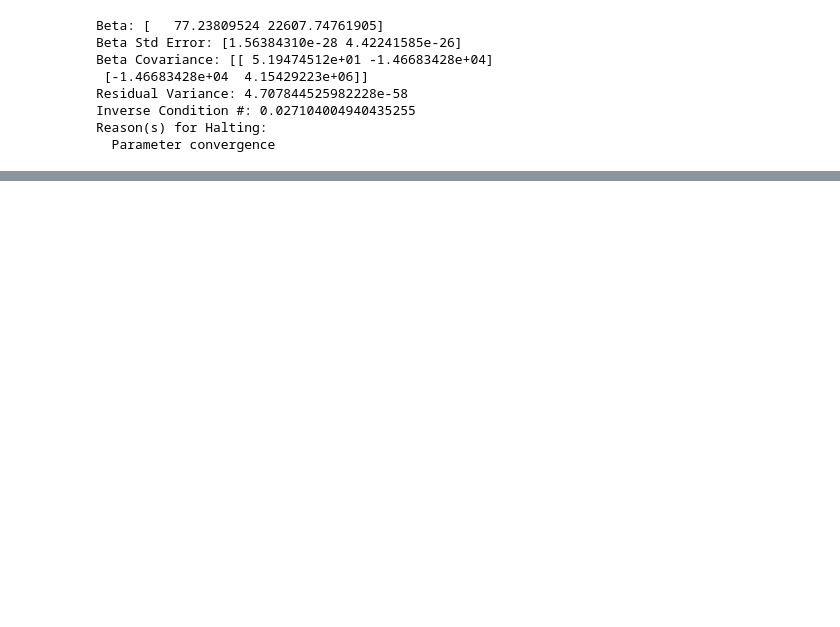
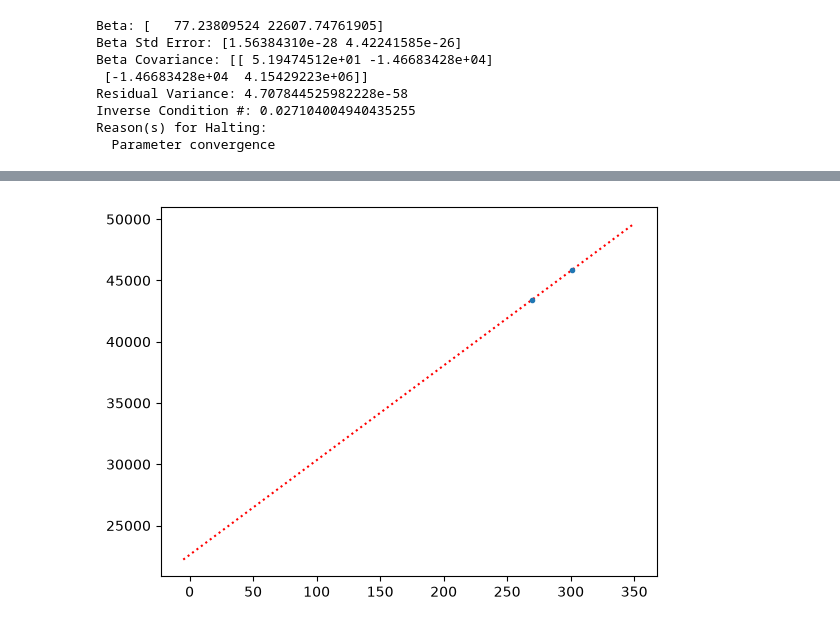
Before and after one commit to Catherine-Lambe/Observational_Instrumental_Lab_WS2627_LMU_Munich, a Jupyter notebook: Exp3_Radiotelescope/Data Analysis Task 622.ipynb, the cells around one changed output, grey strips where cells are left out. Drawn from its saved outputs; the diff is of its cells as text; code cells hidden in the pictures; blank space fills up the shorter version.

```diff
--- a/Exp3_Radiotelescope/Data Analysis Task 622.ipynb
+++ b/Exp3_Radiotelescope/Data Analysis Task 622.ipynb
@@ -134,0 +161,5 @@ np.float64(292.70203452527795)
+# %%
+plt.errorbar(task622_T_abs_array, task622_P_array, yerr=task622_errP_array, xerr=task622_errT_array, fmt='.', zorder=10);
+plt.plot(testX_plotting, testX_plotting*task622_odr_output.beta[0] + task622_odr_output.beta[1], 'r:');
+# %% [output]
+[figure, added]
```
Also changed, not shown: parts of 13 cells of this notebook.
